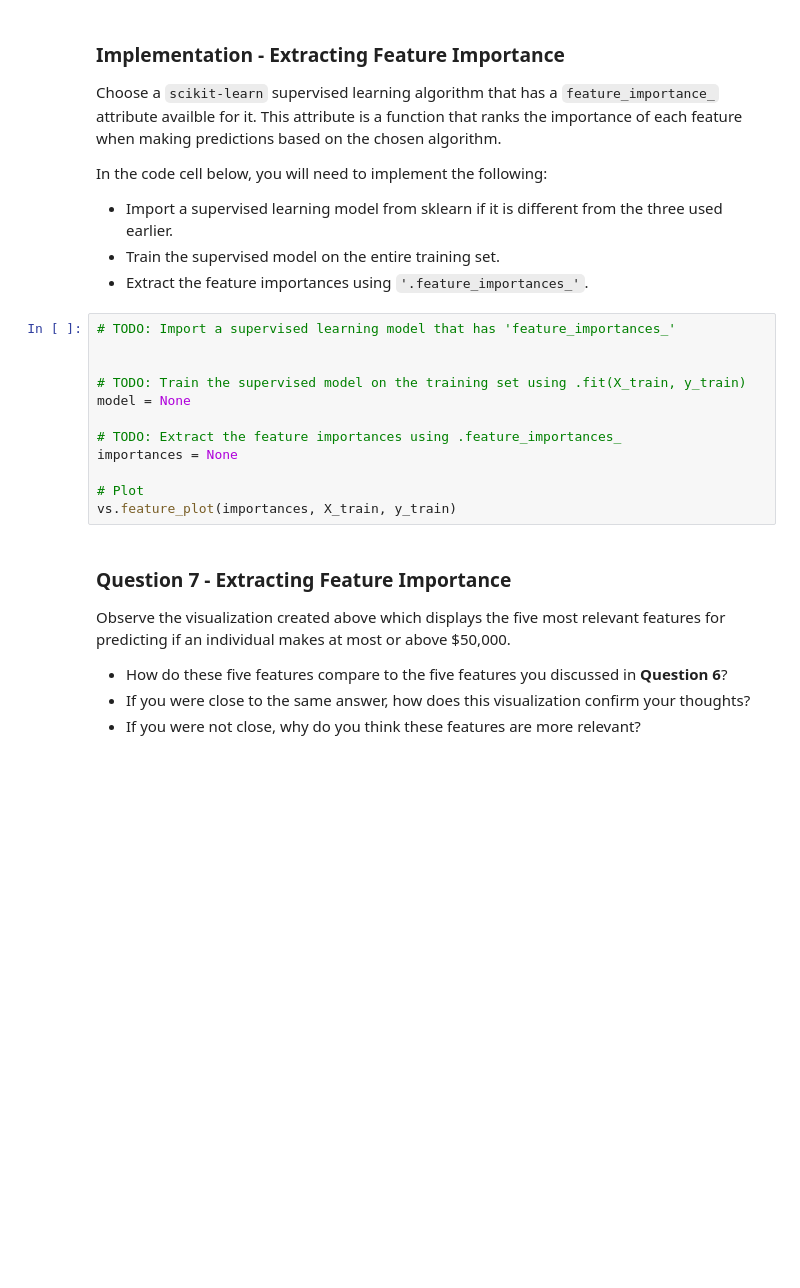
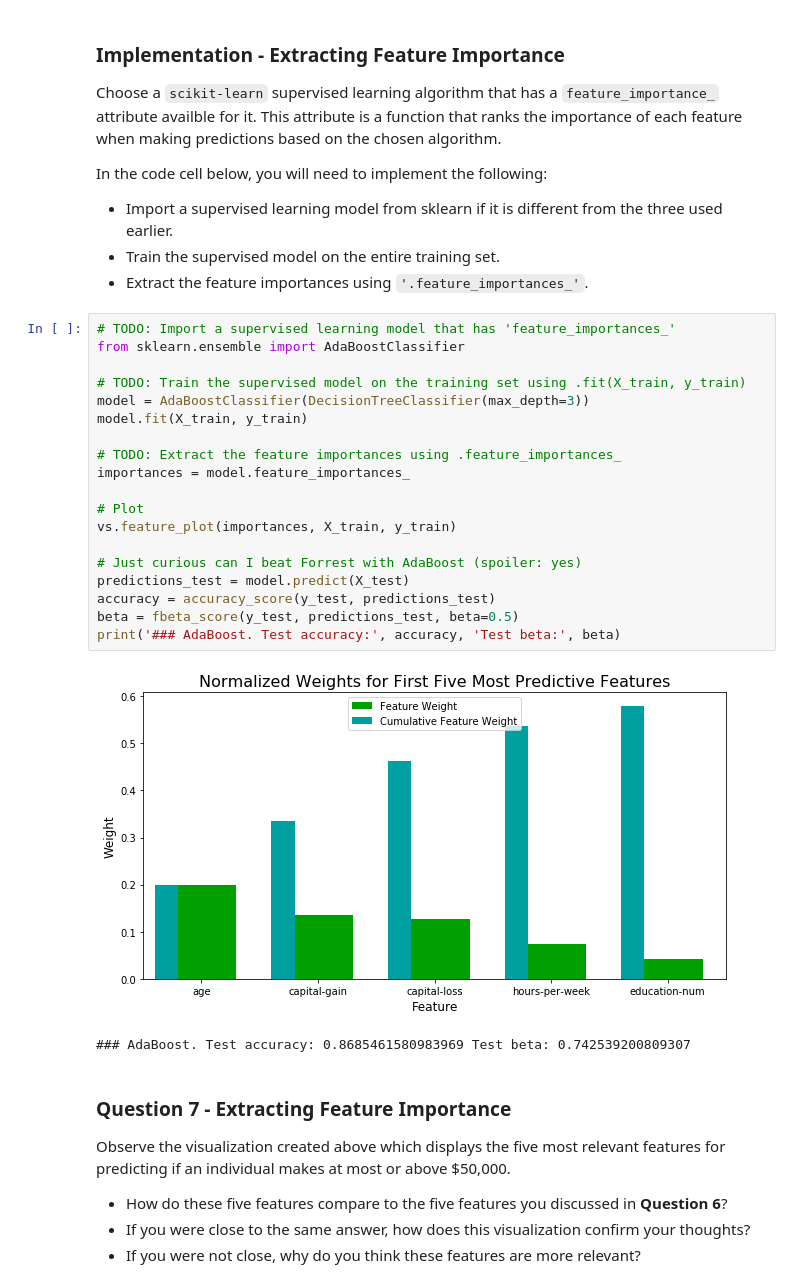
Before and after one commit to glungu/udacity-machine-learning, a Jupyter notebook: supervised-learning/finding_donors/finding_donors.ipynb, the cells around one changed output. Saved outputs shown, nothing was run; the diff lists cells and outputs as text; blank space fills up the shorter version.

```diff
--- a/supervised-learning/finding_donors/finding_donors.ipynb
+++ b/supervised-learning/finding_donors/finding_donors.ipynb
@@ -558,16 +578,26 @@ In the code cell below, you will need to implement the following:
  - Extract the feature importances using `'.feature_importances_'`.
 # %%
 # TODO: Import a supervised learning model that has 'feature_importances_'
-
+from sklearn.ensemble import AdaBoostClassifier
 
 # TODO: Train the supervised model on the training set using .fit(X_train, y_train)
-model = None
+model = AdaBoostClassifier(DecisionTreeClassifier(max_depth=3))
+model.fit(X_train, y_train)
 
 # TODO: Extract the feature importances using .feature_importances_
-importances = None
+importances = model.feature_importances_
 
 # Plot
 vs.feature_plot(importances, X_train, y_train)
+
+# Just curious can I beat Forrest with AdaBoost (spoiler: yes)
+predictions_test = model.predict(X_test)
+accuracy = accuracy_score(y_test, predictions_test)
+beta = fbeta_score(y_test, predictions_test, beta=0.5)
+print('### AdaBoost. Test accuracy:', accuracy, 'Test beta:', beta)
+# %% [output]
+[figure, added]
+### AdaBoost. Test accuracy: 0.8685461580983969 Test beta: 0.742539200809307
 # %% [markdown]
 ### Question 7 - Extracting Feature Importance
 
```
Also changed, not shown: parts of 12 cells of this notebook.
